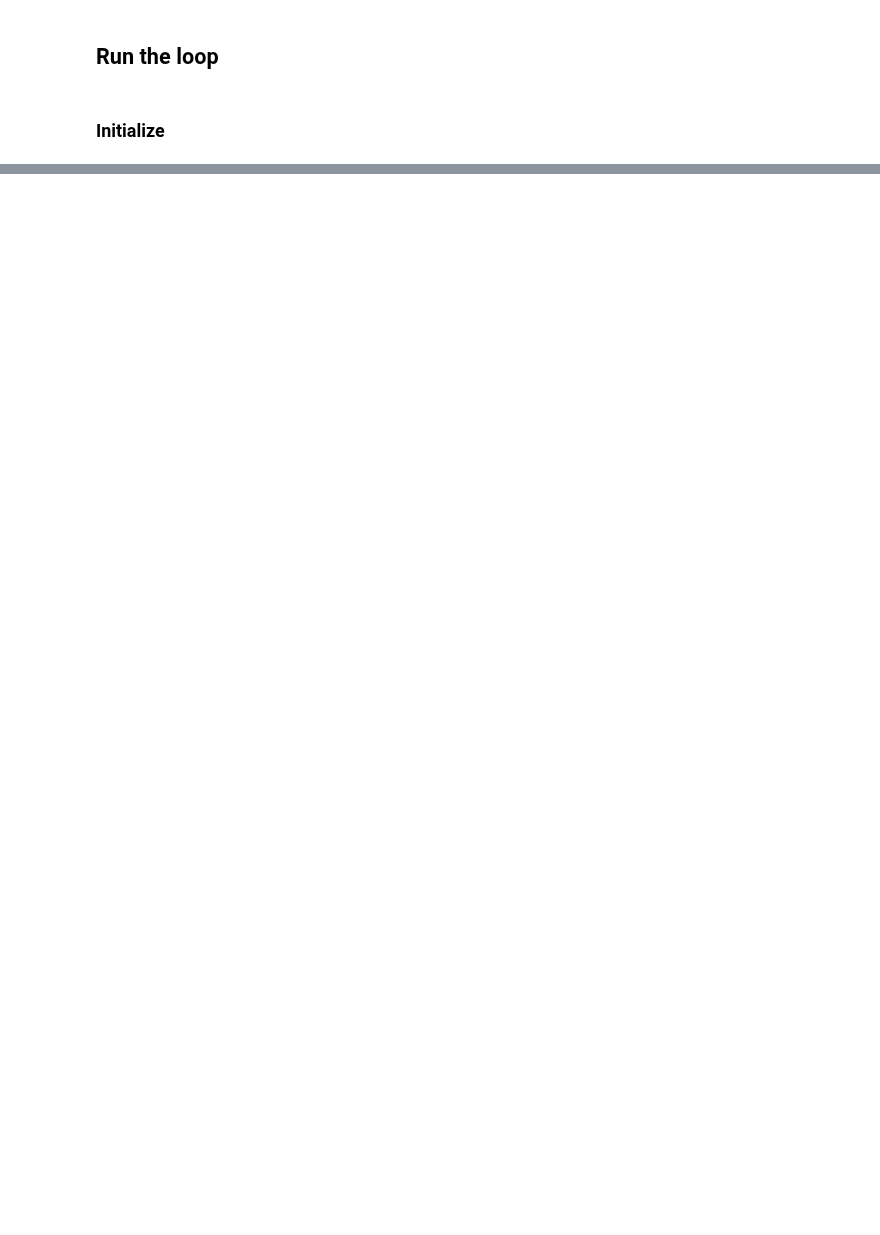
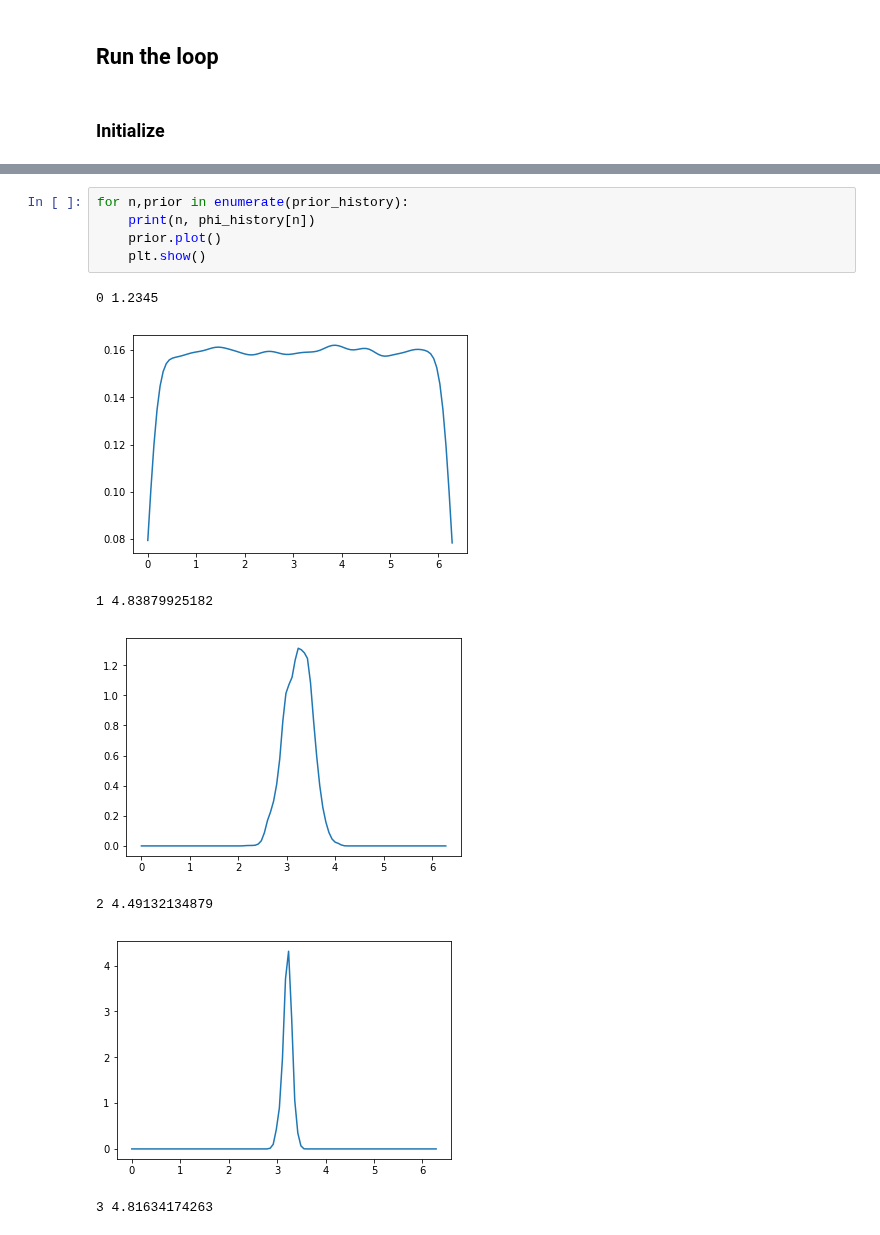
Before and after one commit to cranmer/active_sciencing, a Jupyter notebook: active_sciencing.ipynb, the cells around one changed output, grey strips where cells are left out. Saved outputs shown, nothing was run; the diff lists cells and outputs as text; blank space fills up the shorter version.

```diff
--- a/active_sciencing.ipynb
+++ b/active_sciencing.ipynb
@@ -283,0 +219,13 @@ array([ 0.01,  0.02,  0.03,  0.04,  0.05,  0.06,  0.07,  0.08,  0.09,
+# %%
+for n,prior in enumerate(prior_history):
+    print(n, phi_history[n])
+    prior.plot()
+    plt.show()
+# %% [output]
+0 1.2345
+[figure, added]
+1 4.83879925182
+[figure, added]
+2 4.49132134879
+[figure, added]
+3 4.81634174263
```
Also changed, not shown: parts of 18 cells of this notebook, 1 other file.
